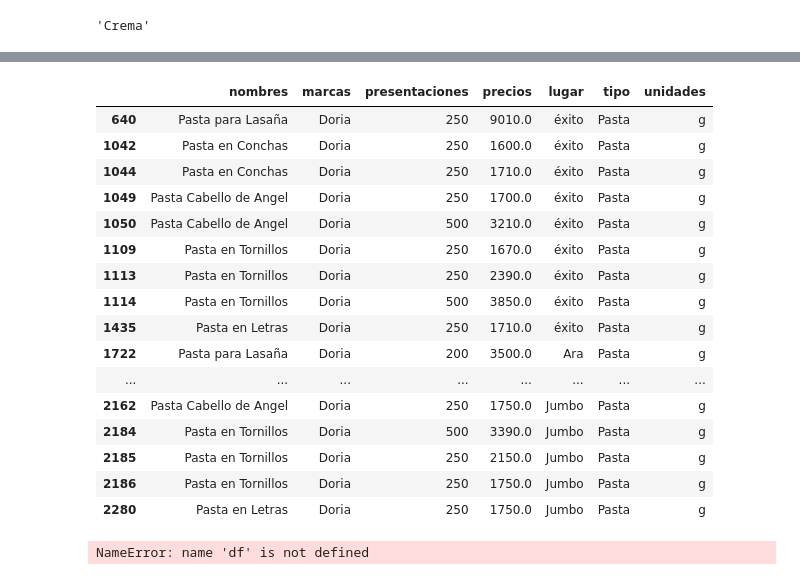
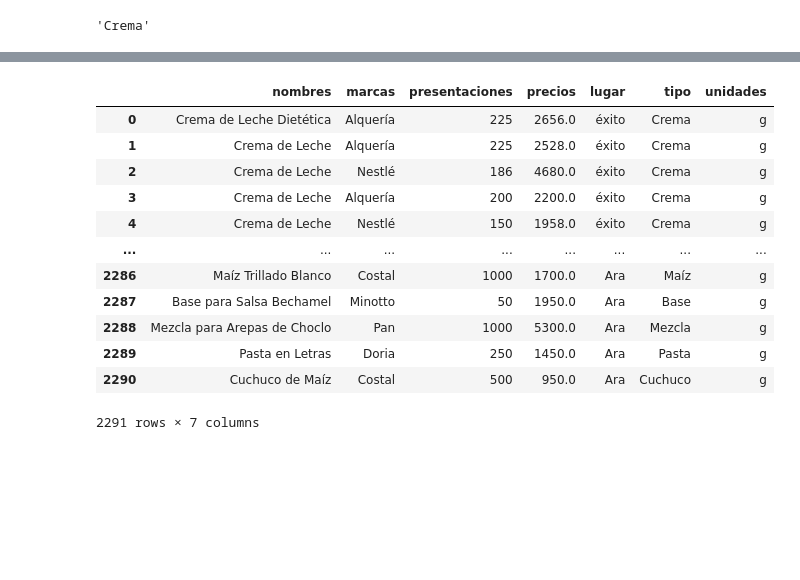
Before and after one commit to DanAndCastRod/python_DataScience, a Jupyter notebook: Listas_precios.ipynb, the cells around one changed output, grey strips where cells are left out. Saved outputs shown, nothing was run; the diff lists cells and outputs as text; code cells hidden in the pictures; blank space fills up the shorter version.

```diff
--- a/Listas_precios.ipynb
+++ b/Listas_precios.ipynb
@@ -5,4 +11,5 @@ import pandas as pd
 # %%
+#@ title Productos Exito
 nombres=[]
 marcas=[]
 presentaciones = []
@@ -28,10 +35,11 @@ for i in range(1,149):
     precios.append(precio)
     lugar.append('éxito')
 
-df = pd.DataFrame({
+df1 = pd.DataFrame({
 'nombres':nombres,
 'marcas':marcas,
 'presentaciones':presentaciones,
 'precios':precios,
 'lugar':lugar
 })
+df1.head()
@@ -188,5 +210,6 @@ extraer_tipo_producto(text)
 # %%
-df_precios = pd.concat([df,df2,df3,df4])
+#
+df_precios = pd.concat([df1,df2,df3,df4])
 df_indxed = df_precios.reset_index().drop('index',axis=1)
 
 df_typed = df_indxed.copy()
@@ -229,6 +252,7 @@ df_typed["presentaciones"] = presentaciones
 df_typed["unidades"] = unidades
 # %%
 df_typed["marcas"][df_indxed["marcas"].str.contains('del ')] = df_typed["marcas"][df_indxed["marcas"].str.contains('del ')].str.replace('del ','')
+df_typed["marcas"][df_indxed["marcas"].str.contains('Del ')] = df_typed["marcas"][df_indxed["marcas"].str.contains('Del ')].str.replace('Del ','')
 # %% [output]
 A value is trying to be set on a copy of a slice from a DataFrame
 
@@ -257,24 +265,18 @@ df_typed[df_typed['marcas'].str.contains('Doria')]
-# %%
-df_typed[df_typed["marcas"].str.contains('Doria')][df_typed["tipo"].str.contains('Pasta','Macarrones')]
-# %% [output]
-|  | nombres | marcas | presentaciones | precios | lugar | tipo | unidades |
-| 640 | Pasta para Lasaña | Doria | 250 | 9010.0 | éxito | Pasta | g |
-| 1042 | Pasta en Conchas | Doria | 250 | 1600.0 | éxito | Pasta | g |
-| 1044 | Pasta en Conchas | Doria | 250 | 1710.0 | éxito | Pasta | g |
-| 1049 | Pasta Cabello de Angel | Doria | 250 | 1700.0 | éxito | Pasta | g |
-| 1050 | Pasta Cabello de Angel | Doria | 500 | 3210.0 | éxito | Pasta | g |
-| 1109 | Pasta en Tornillos | Doria | 250 | 1670.0 | éxito | Pasta | g |
-| 1113 | Pasta en Tornillos | Doria | 250 | 2390.0 | éxito | Pasta | g |
-| 1114 | Pasta en Tornillos | Doria | 500 | 3850.0 | éxito | Pasta | g |
-| 1435 | Pasta en Letras | Doria | 250 | 1710.0 | éxito | Pasta | g |
-| 1722 | Pasta para Lasaña | Doria | 200 | 3500.0 | Ara | Pasta | g |
-| ... | ... | ... | ... | ... | ... | ... | ... |
-| 2162 | Pasta Cabello de Angel | Doria | 250 | 1750.0 | Jumbo | Pasta | g |
-| 2184 | Pasta en Tornillos | Doria | 500 | 3390.0 | Jumbo | Pasta | g |
-| 2185 | Pasta en Tornillos | Doria | 250 | 2150.0 | Jumbo | Pasta | g |
-| 2186 | Pasta en Tornillos | Doria | 250 | 1750.0 | Jumbo | Pasta | g |
-| 2280 | Pasta en Letras | Doria | 250 | 1750.0 | Jumbo | Pasta | g |
-# %%
-df
-# %% [output]
-NameError: name 'df' is not defined
+# %%
+df_typed["marcas"].unique().__len__()
+data = df_typed.copy()
+df_typed
+# %% [output]
+|  | nombres | marcas | presentaciones | precios | lugar | tipo | unidades |
+| 0 | Crema de Leche Dietética | Alquería | 225 | 2656.0 | éxito | Crema | g |
+| 1 | Crema de Leche | Alquería | 225 | 2528.0 | éxito | Crema | g |
+| 2 | Crema de Leche | Nestlé | 186 | 4680.0 | éxito | Crema | g |
+| 3 | Crema de Leche | Alquería | 200 | 2200.0 | éxito | Crema | g |
+| 4 | Crema de Leche | Nestlé | 150 | 1958.0 | éxito | Crema | g |
+| ... | ... | ... | ... | ... | ... | ... | ... |
+| 2286 | Maíz Trillado Blanco | Costal | 1000 | 1700.0 | Ara | Maíz | g |
+| 2287 | Base para Salsa Bechamel | Minotto | 50 | 1950.0 | Ara | Base | g |
+| 2288 | Mezcla para Arepas de Choclo | Pan | 1000 | 5300.0 | Ara | Mezcla | g |
+| 2289 | Pasta en Letras | Doria | 250 | 1450.0 | Ara | Pasta | g |
+| 2290 | Cuchuco de Maíz | Costal | 500 | 950.0 | Ara | Cuchuco | g |
+2291 rows × 7 columns
```
Also changed, not shown: parts of 23 cells of this notebook, 3 other files.
